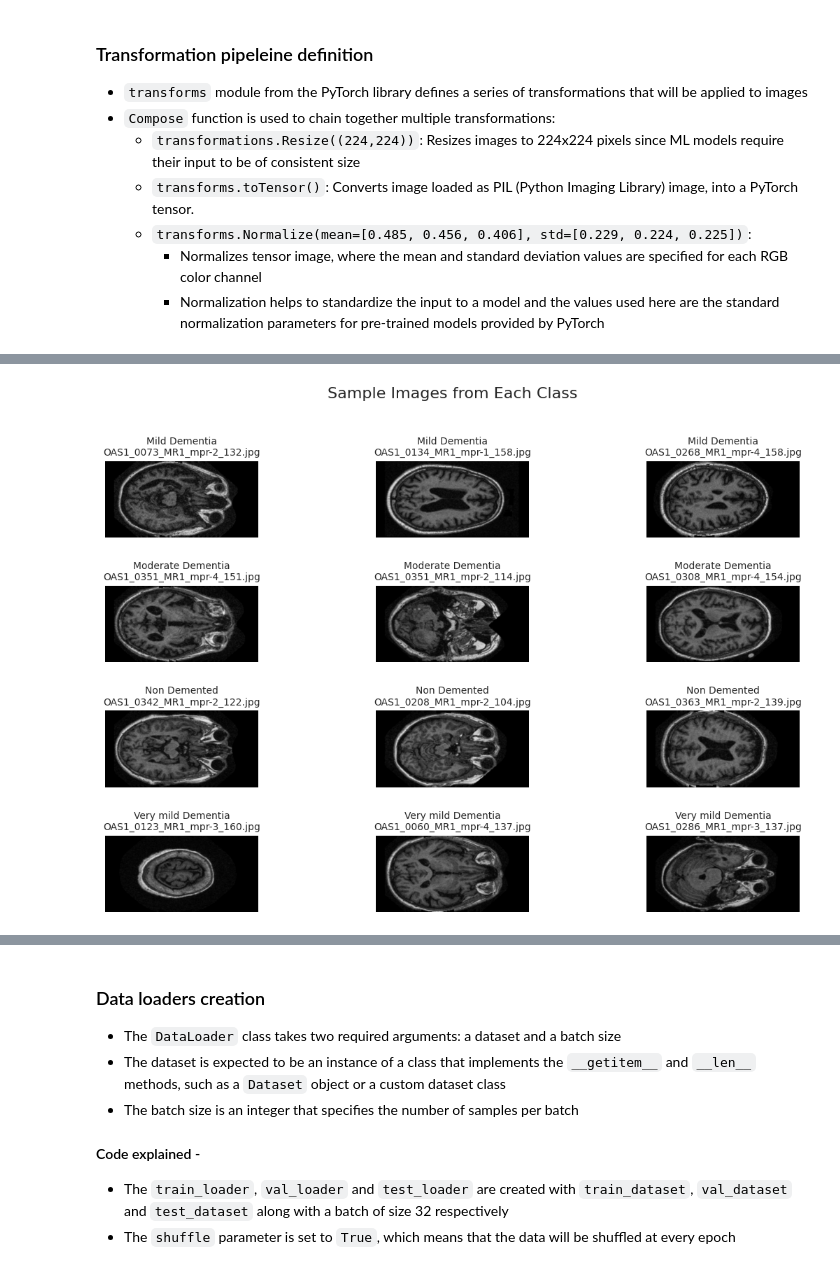
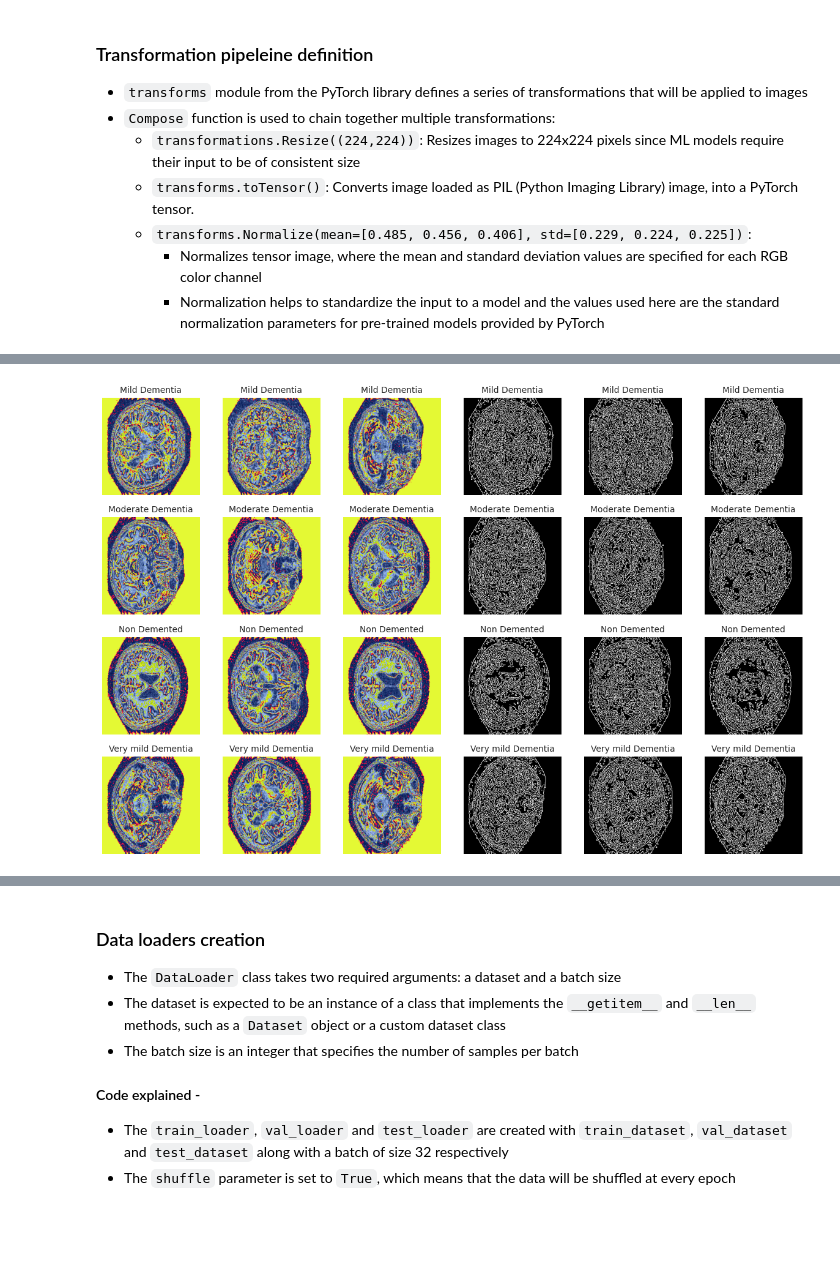
Before and after one commit to NickilVishwaaMS/Prometeo, a Jupyter notebook: OASIS.ipynb, the cells around one changed output, grey strips where cells are left out. Cells and saved outputs as stored; diff of their text form; code cells hidden in the pictures; blank space fills up the shorter version.

```diff
--- a/OASIS.ipynb
+++ b/OASIS.ipynb
@@ -164,3 +253,50 @@ except Exception as e:
+# %%
+import cv2
+import matplotlib.pyplot as plt
+import numpy as np
+import random
+import seaborn as sns
+
+def show_images_with_edges(dataset, num_samples=3):
+    # Set seaborn style and context
+    sns.set(style="whitegrid", context="notebook", palette="muted")
+
+    plt.figure(figsize=(12, 8))
+
+    for i, cls in enumerate(classes):
+        cls_indices = [idx for idx, label in enumerate(dataset.labels) if label == i]
+        selected_indices = random.sample(cls_indices, num_samples)
+
+        for j, idx in enumerate(selected_indices, start=1):
+            img, _ = dataset[idx]
+            img_np = np.array(img.permute(1, 2, 0))  # Convert to numpy array
+
+            # Convert to uint8
+            img_np = (img_np * 255).astype(np.uint8)
+
+            # Edge detection using OpenCV
+            gray = cv2.cvtColor(img_np, cv2.COLOR_RGB2GRAY)
+            edges = cv2.Canny(image=gray, threshold1=100, threshold2=200)
+
+            # Image plot
+            plt.subplot(len(classes), num_samples*2, i*num_samples*2 + j)
+            plt.imshow(img_np)
+            plt.title(f"{cls}", fontsize=10)
+            plt.axis("off")
+
+            # Edge plot
+            plt.subplot(len(classes), num_samples*2, i*num_samples*2 + num_samples + j)
+            plt.imshow(edges, cmap='gray')
+            plt.title(f"{cls}", fontsize=10)
+            plt.axis("off")
+
+    plt.tight_layout()
+    plt.show()
+
+# Call the function to display images with their edge detection
+show_images_with_edges(alzheimer_dataset)
+# %% [output]
+[figure, added]
 # %%
 import matplotlib.pyplot as plt
 import random
@@ -168,30 +304,6 @@ import cv2
 import numpy as np
 import seaborn as sns
 import pandas as pd
-# %%
-def visualize_sample_images_seaborn(dataset, num_samples=3):
-    sns.set(style="white")
-    fig, axs = plt.subplots(nrows=len(classes), ncols=num_samples, figsize=(12, 8))
-    fig.suptitle('Sample Images from Each Class', fontsize=16)
-
-    for i, cls_name in enumerate(classes):
-        cls_path = os.path.join(dataset.root_dir, cls_name)
-        images = os.listdir(cls_path)
-        sample_images = random.sample(images, num_samples)
-        for j, img_name in enumerate(sample_images):
-            img_path = os.path.join(cls_path, img_name)
-            image = Image.open(img_path).convert('RGB')
-            axs[i, j].imshow(image)
-            axs[i, j].set_title(f"{cls_name}\n{img_name}", fontsize=10)
-            axs[i, j].axis('off')
-
-    plt.tight_layout(pad=2.0)
-    plt.show()
-
-# Replace 'alzheimer_dataset' with your actual dataset variable
-visualize_sample_images_seaborn(alzheimer_dataset)
-# %% [output]
-[figure, removed]
 # %%
 class_counts = {cls_name: len(os.listdir(os.path.join(dataset_path, cls_name))) for cls_name in classes}
 
```
Also changed, not shown: parts of 28 cells of this notebook, 1 other file.
